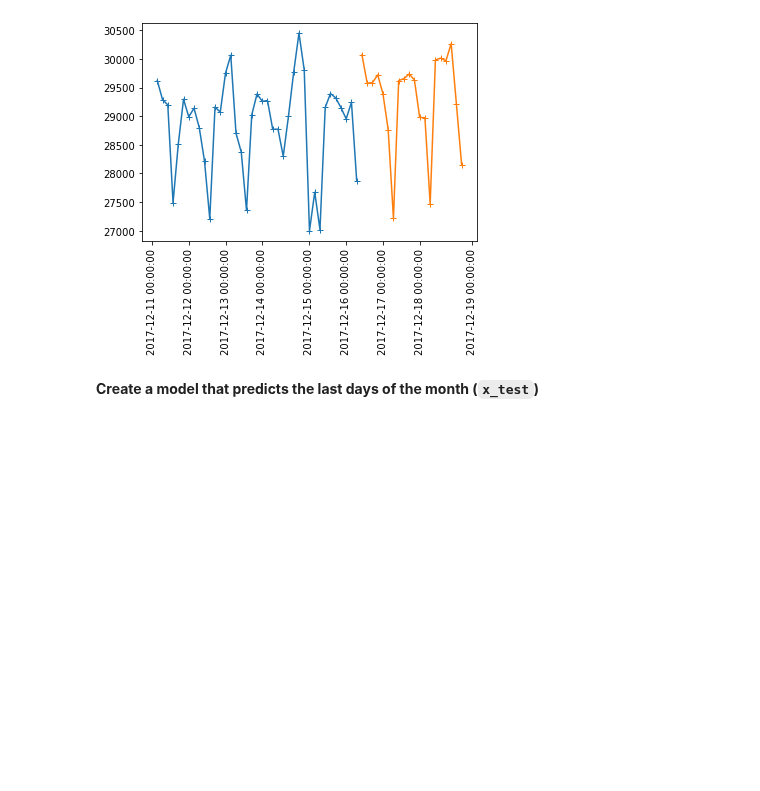
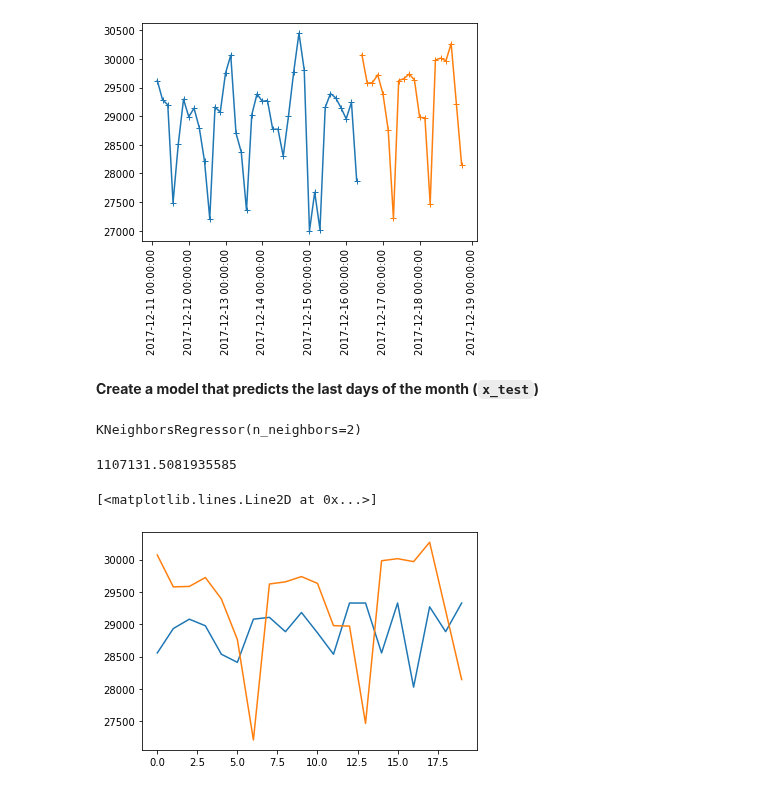
Before and after one commit to cridonoso/IntroToDataScience, a Jupyter notebook: 2.sklearn_regression.ipynb, the cells around one changed output. Cells and saved outputs as stored; diff of their text form; code cells hidden in the pictures; blank space fills up the shorter version.

```diff
--- a/2.sklearn_regression.ipynb
+++ b/2.sklearn_regression.ipynb
@@ -219,0 +222,14 @@ plt.show()
+# %%
+xx_train = x_train['Temperature'].values[:, None]
+yy_train = x_train['Zone 1 Power Consumption'].values[:, None]
+
+xx_test = x_test['Temperature'].values[:, None]
+yy_test = x_test['Zone 1 Power Consumption'].values[:, None]
+# %%
+model = KNeighborsRegressor(n_neighbors=2)
+# %%
+model.fit(xx_train, yy_train)
+# %% [output]
+KNeighborsRegressor(n_neighbors=2)
+# %%
+y_pred = model.predict(xx_test)
@@ -219,0 +238,12 @@ plt.show()
+# %%
+mean_squared_error(yy_test, y_pred)
+# %% [output]
+1107131.5081935585
+# %%
+import matplotlib.pyplot as plt
+
+plt.plot(y_pred)
+plt.plot(yy_test)
+# %% [output]
+[<matplotlib.lines.Line2D at 0x...>]
+[figure, added]
```
Also changed, not shown: parts of 9 cells of this notebook, 2 other files.
